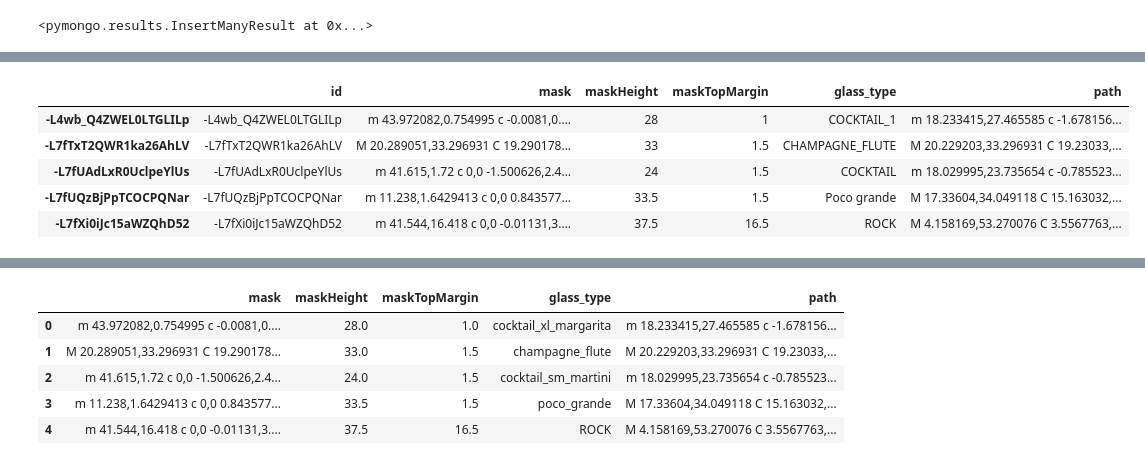
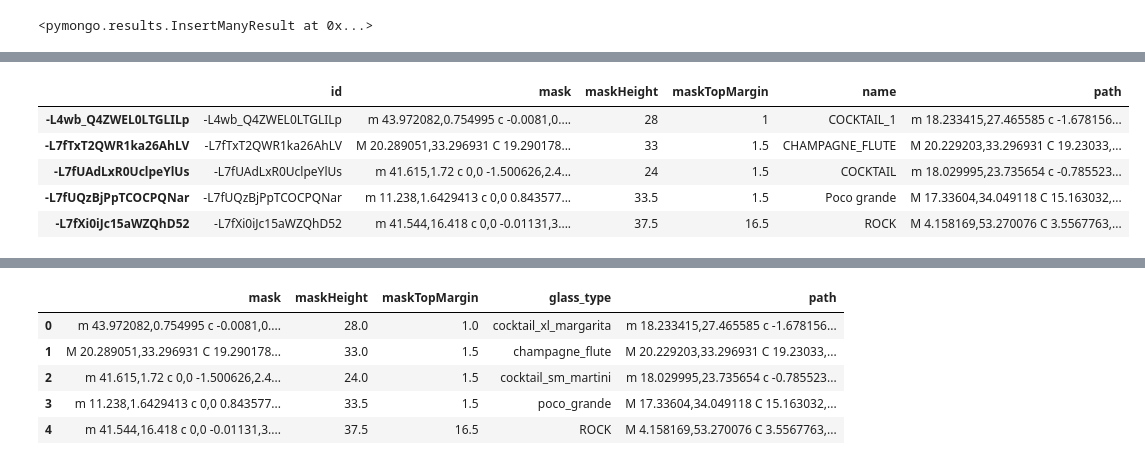
Before and after one commit to shortpoet/Final-Project, a Jupyter notebook: data_exploration.ipynb, the cells around one changed output, grey strips where cells are left out. Saved outputs shown, nothing was run; the diff lists cells and outputs as text; code cells hidden in the pictures.

```diff
--- a/data_exploration.ipynb
+++ b/data_exploration.ipynb
@@ -311,10 +312,10 @@ glasses['glasses']
   'path': 'M 17.33604,43.436734 C 15.163032,42.687281 12.804949,41.8396 11.300083,40.102067 9.7811441,38.348285 9.0957943,35.897318 8.8385911,33.591505 8.5710245,31.192784 9.3219007,24.982916 9.843922 ...
 # %%
 glass_df = pd.DataFrame(glasses['glasses']).T
-glass_df = glass_df.rename(columns={'name':'glass_type'})
+# glass_df = glass_df.rename(columns={'name':'glass_type'})
 glass_df.head()
 # %% [output]
-|  | id | mask | maskHeight | maskTopMargin | glass_type | path |
+|  | id | mask | maskHeight | maskTopMargin | name | path |
 | -L4wb_Q4ZWEL0LTGLILp | -L4wb_Q4ZWEL0LTGLILp | m 43.972082,0.754995 c -0.0081,0.... | 28 | 1 | COCKTAIL_1 | m 18.233415,27.465585 c -1.678156... |
 | -L7fTxT2QWR1ka26AhLV | -L7fTxT2QWR1ka26AhLV | M 20.289051,33.296931 C 19.290178... | 33 | 1.5 | CHAMPAGNE_FLUTE | M 20.229203,33.296931 C 19.23033,... |
 | -L7fUAdLxR0UclpeYlUs | -L7fUAdLxR0UclpeYlUs | m 41.615,1.72 c 0,0 -1.500626,2.4... | 24 | 1.5 | COCKTAIL | m 18.029995,23.735654 c -0.785523... |
```
Also changed, not shown: parts of 15 cells of this notebook, 14 other files.
